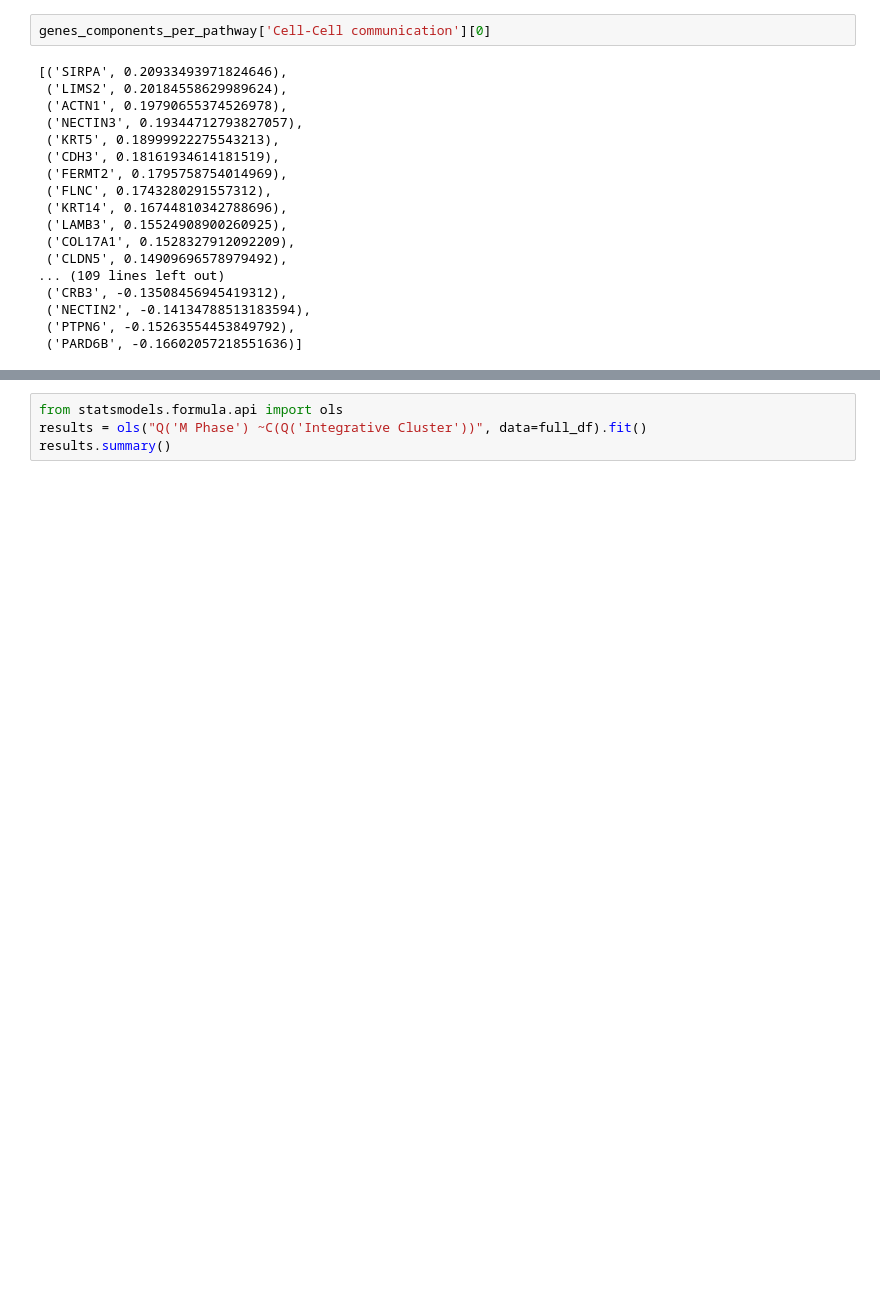
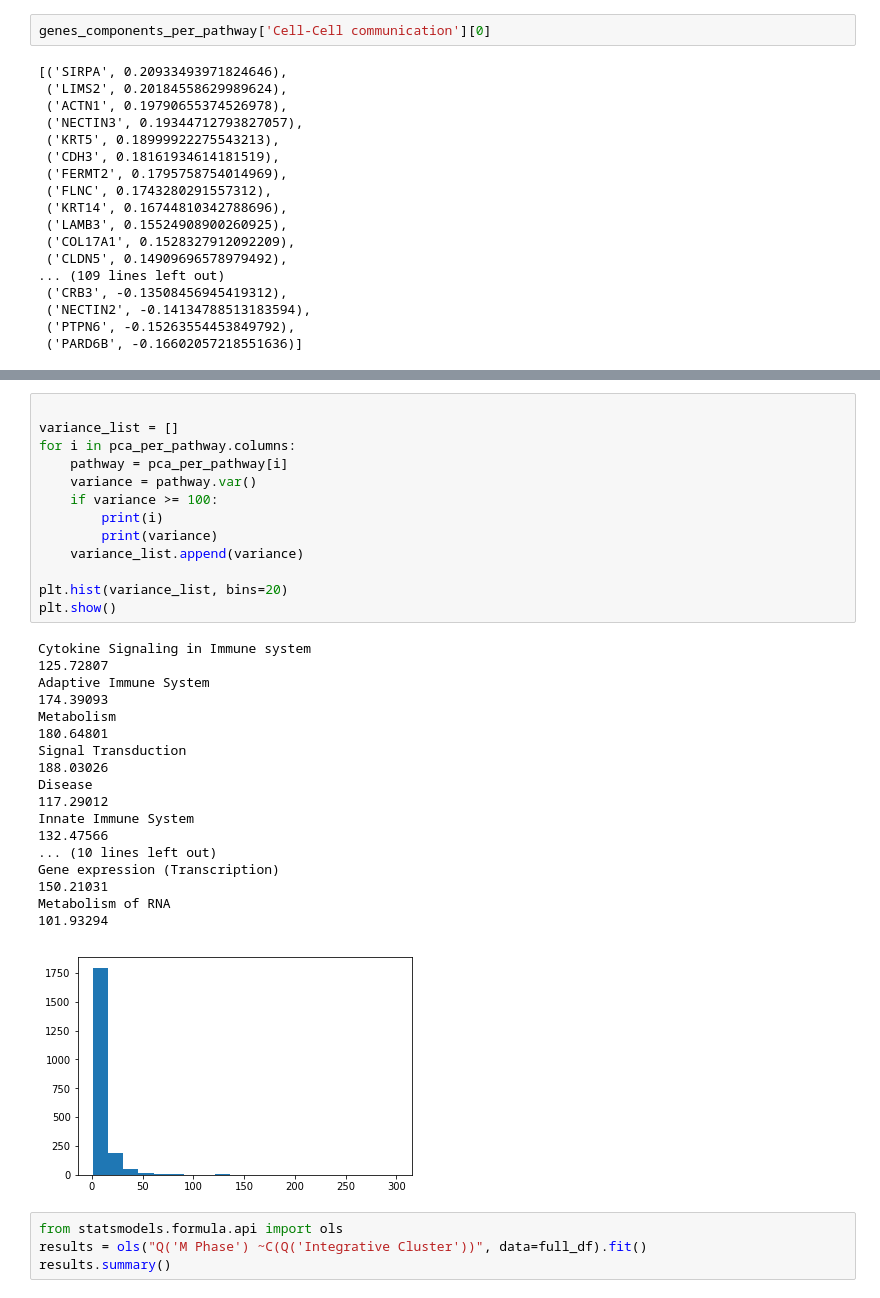
Before and after one commit to statisticalbiotechnology/wall, a Jupyter notebook: src/metabric_cluster_pathway_analysis.ipynb, the cells around one changed output, grey strips where cells are left out. Cells and saved outputs as stored; diff of their text form; blank space fills up the shorter version.

```diff
--- a/src/metabric_cluster_pathway_analysis.ipynb
+++ b/src/metabric_cluster_pathway_analysis.ipynb
@@ -515,3 +515,35 @@ pca_per_pathway['Calmodulin induced events'].hist(bins=100)
+# %%
+
+variance_list = []
+for i in pca_per_pathway.columns:
+    pathway = pca_per_pathway[i]
+    variance = pathway.var()
+    if variance >= 100:
+        print(i)
+        print(variance)
+    variance_list.append(variance)
+
+plt.hist(variance_list, bins=20)
+plt.show()
+# %% [output]
+Cytokine Signaling in Immune system
+125.72807
+Adaptive Immune System
+174.39093
+Metabolism
+180.64801
+Signal Transduction
+188.03026
+Disease
+117.29012
+Innate Immune System
+132.47566
+... (10 lines left out)
+Gene expression (Transcription)
+150.21031
+Metabolism of RNA
+101.93294
+[figure, added]
 # %%
 from statsmodels.formula.api import ols
 results = ols("Q('M Phase') ~C(Q('Integrative Cluster'))", data=full_df).fit()
```
Also changed, not shown: parts of 1 cell of this notebook, 5 other files.
